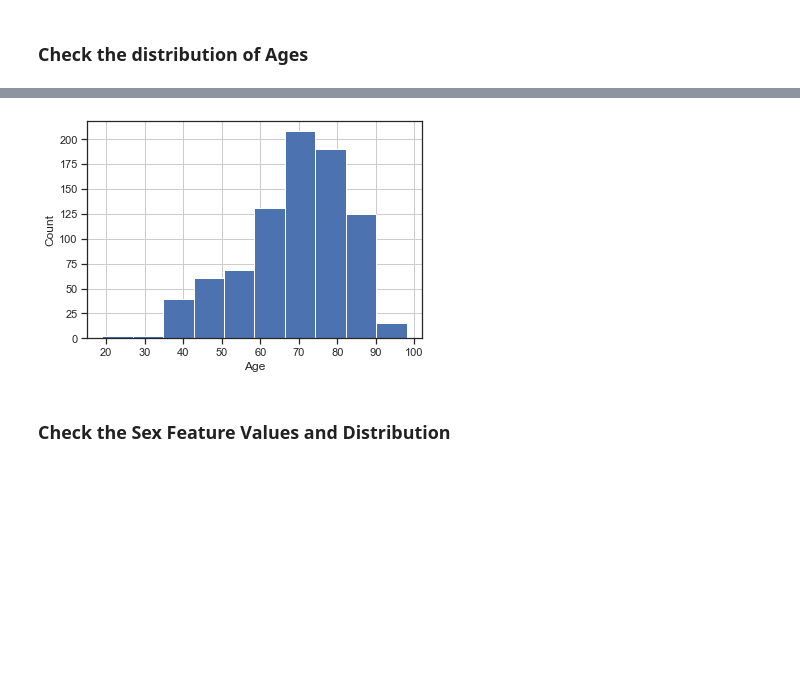
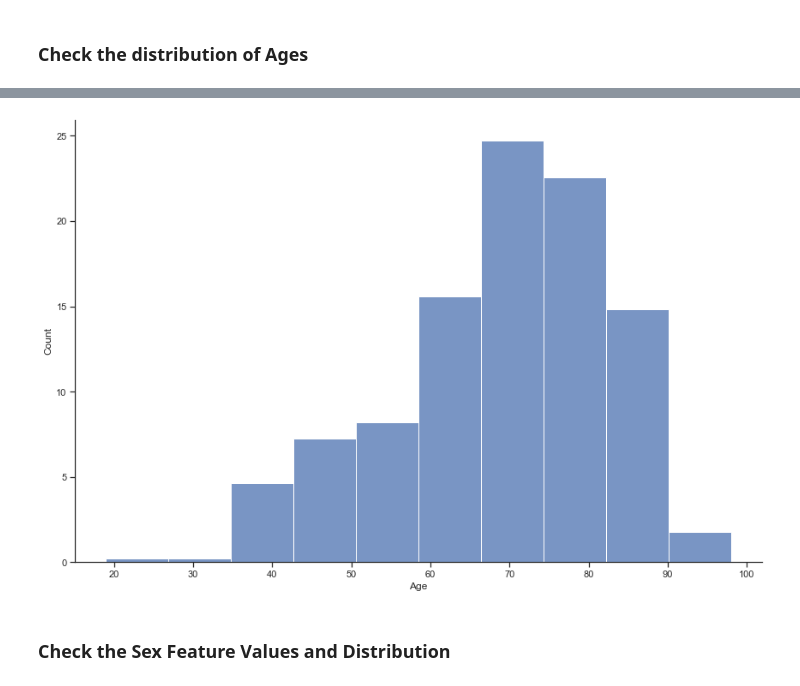
Before and after one commit to V0xP0p/BCC_Image_Classification, a Jupyter notebook: EDA.ipynb, the cells around one changed output, grey strips where cells are left out. Saved outputs shown, nothing was run; the diff lists cells and outputs as text; code cells hidden in the pictures; blank space fills up the shorter version.

```diff
--- a/EDA.ipynb
+++ b/EDA.ipynb
@@ -156,11 +159,12 @@ mid_age = df[df['Age'] < 100]['Age'].median()   #Distribution is skewed so prefe
 df.loc[(df['Age'] > 100) | (df['Age'] == 0) , 'Age'] = mid_age  #Impute with the median any values over 100 or equal to 0
 df['Age'].fillna(value=mid_age, inplace=True)   #fill NaN values with the median
 # %%
-df['Age'].hist(bins=10) #plot the Age distribution again with all values
+sns.displot(df, x='Age', stat='percent', height=8, aspect=1.5, bins=10) #plot the Age distribution again with all values
+# plt.xticks(range(2), ['Male', 'Female'])
 plt.xlabel('Age');
 plt.ylabel('Count');
 # %% [output]
-[figure, old version]
+[figure, new version]
 # %% [markdown]
 ### Check the Sex Feature Values and Distribution
 # %%
```
Also changed, not shown: parts of 20 cells of this notebook.
